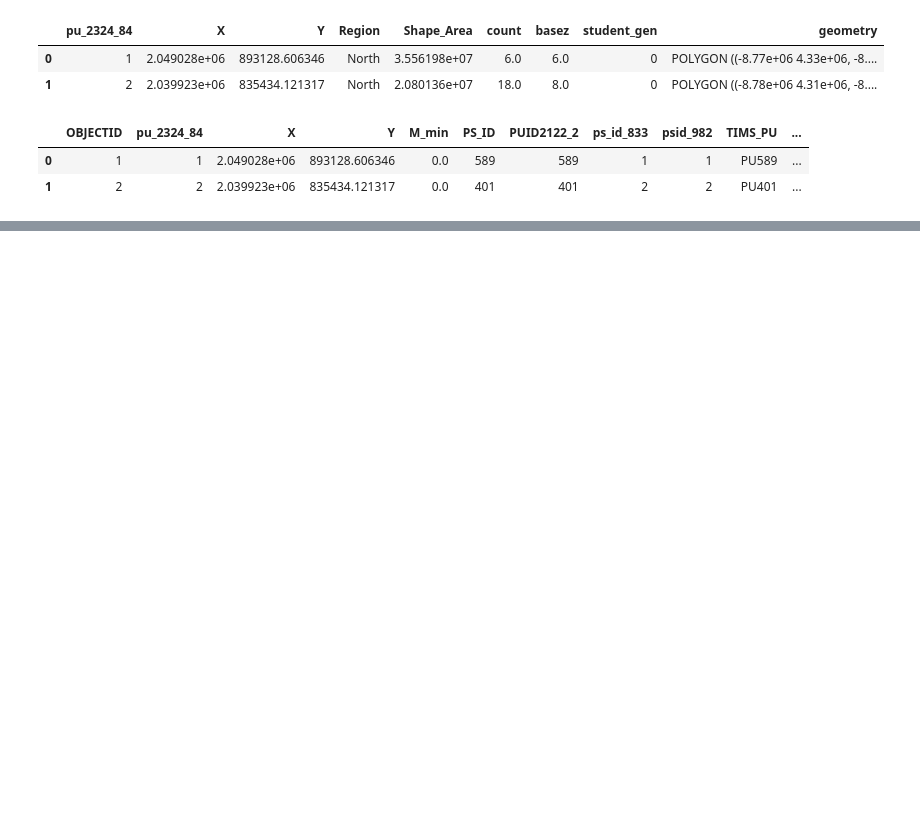
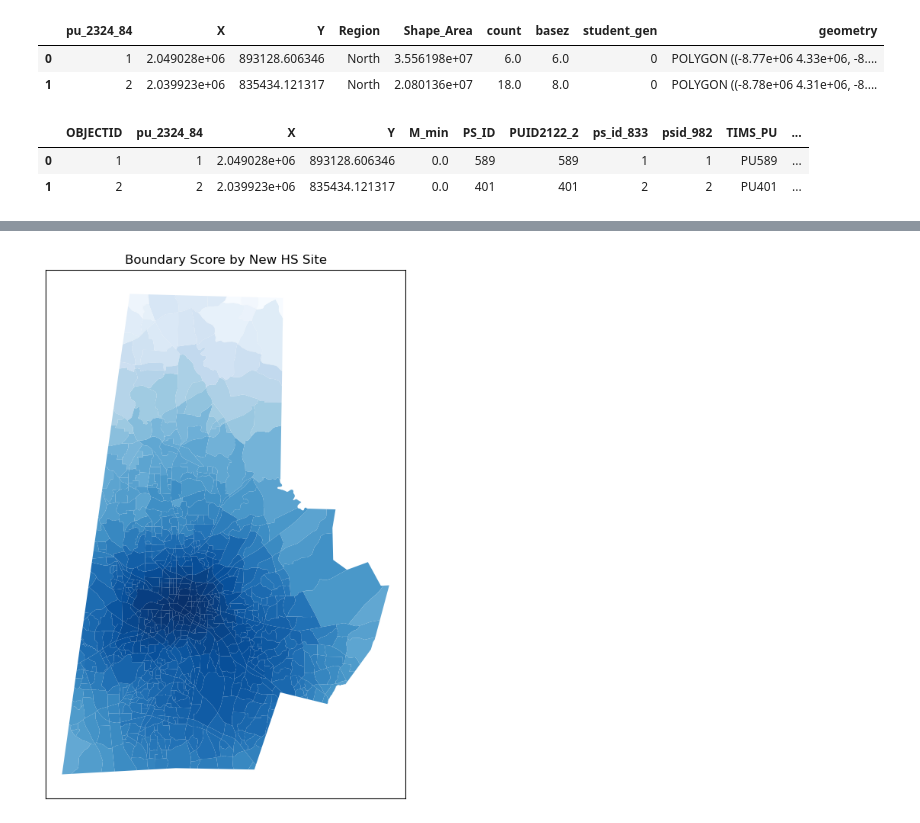
Before and after one commit to olublin/DPS-Planning, a Jupyter notebook: heuristic_add.ipynb, the cells around one changed output, grey strips where cells are left out. Cells and saved outputs as stored; diff of their text form; code cells hidden in the pictures; blank space fills up the shorter version.

```diff
--- a/heuristic_add.ipynb
+++ b/heuristic_add.ipynb
@@ -363,0 +233,22 @@ local_dps_base_hs.plot(ax=plt.gca(), color = 'white')
+# %%
+scores = gpd.read_file(r'C:\\Users\\olubl\\OneDrive\\College\\Data+\\DPS-Planning\\gravity_model\\gravity_model_sol.geojson')
+# %%
+scores['log_score'] = np.log(scores['score'])
+# %%
+fig,ax = plt.subplots(figsize=(7,9))
+
+scores.plot(
+    column='log_score',
+    ax = ax,
+    cmap = 'Blues_r',
+    legend = False
+)
+
+ax.set_xticks([])
+ax.set_yticks([])
+
+plt.title('Boundary Score by New HS Site')
+plt.savefig('scores.png',dpi=600)
+plt.show()
+# %% [output]
+[figure, added]
```
Also changed, not shown: parts of 19 cells of this notebook.
